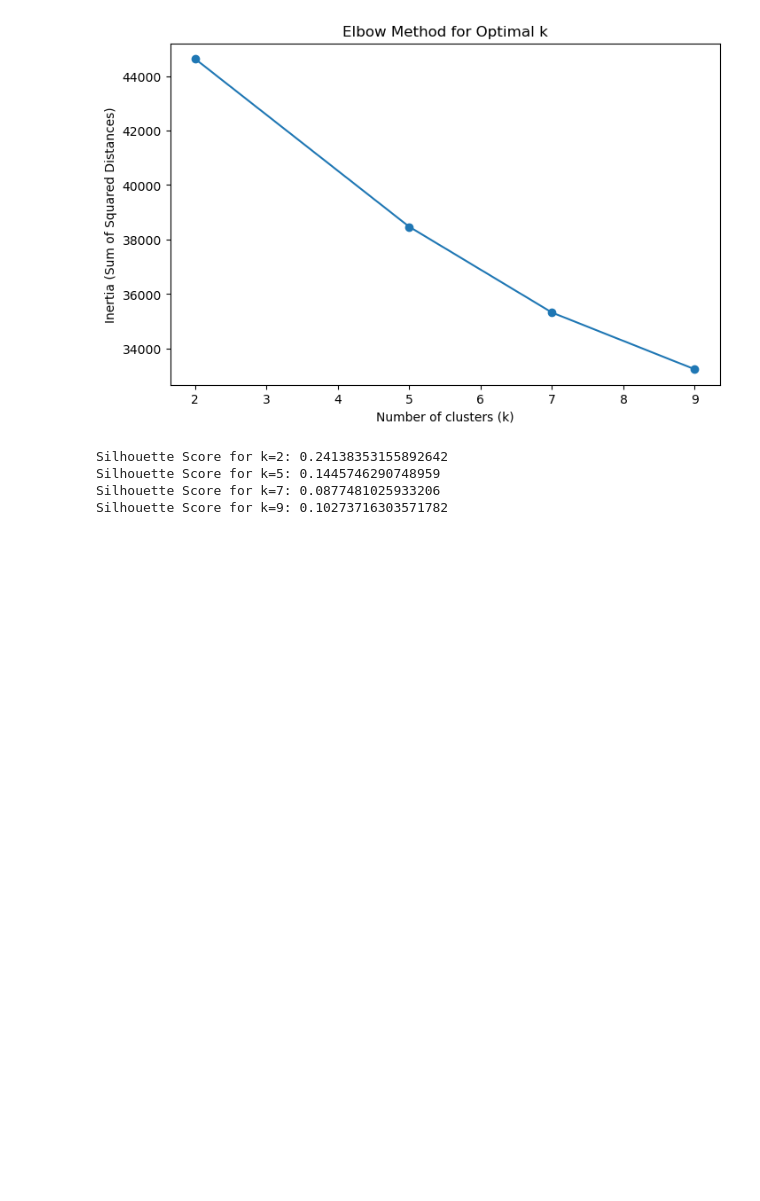
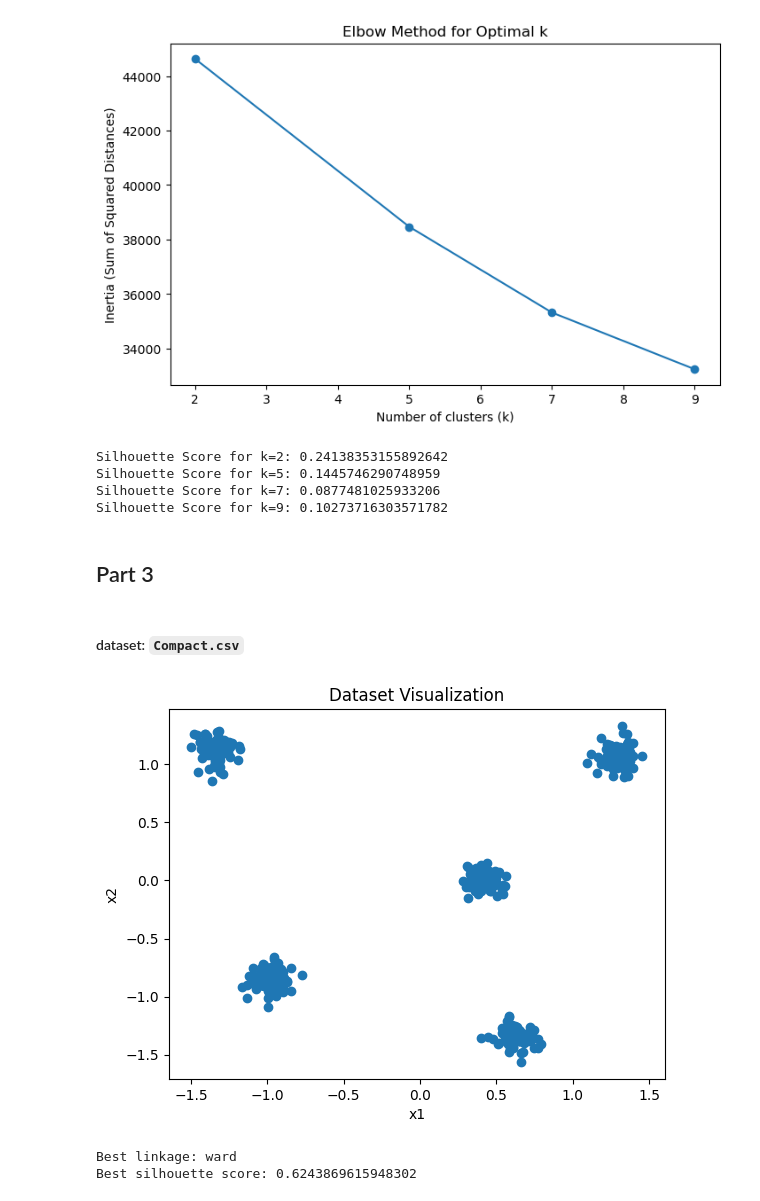
Before and after one commit to arghyawning/data-analytics-1-assignments, a Jupyter notebook: a5/code.ipynb, the cells around one changed output. Cells and saved outputs as stored; diff of their text form; code cells hidden in the pictures; blank space fills up the shorter version.

Commit message:
part 3. coded for all datasets. problem with dbscan of 2 and 4. also used library kmean, need to shift to scratch

```diff
--- a/a5/code.ipynb
+++ b/a5/code.ipynb
@@ -118,3 +145,5 @@ Silhouette Score for k=2: 0.24138353155892642
 Silhouette Score for k=5: 0.1445746290748959
 Silhouette Score for k=7: 0.0877481025933206
 Silhouette Score for k=9: 0.10273716303571782
+# %% [markdown]
+## Part 3
@@ -120,0 +255,17 @@ Silhouette Score for k=9: 0.10273716303571782
+# %% [markdown]
+#### dataset: `Compact.csv`
+# %%
+data = pd.read_csv('Dataset_a5/Dataset2/Compact.csv')
+
+X = data[["x1", "x2"]]
+
+scaler = StandardScaler()
+X_scaled = scaler.fit_transform(X)
+
+plt.scatter(X_scaled[:, 0], X_scaled[:, 1])
+plt.xlabel("x1")
+plt.ylabel("x2")
+plt.title("Dataset Visualization")
+plt.show()
+# %% [output]
+[figure, added]
@@ -120,0 +276,26 @@ Silhouette Score for k=9: 0.10273716303571782
+# %%
+linkages = ['ward', 'complete', 'average', 'single']
+
+best_silhouette = -1
+best_linkage = None
+
+for linkage in linkages:
+    agg_clustering = AgglomerativeClustering(n_clusters=3, linkage=linkage)
+    agg_clustering.fit(X_scaled)
+    labels_agg_tmp = agg_clustering.labels_
+
+    silhouette_tmp = silhouette_score(X_scaled, labels_agg_tmp)
+
+    if silhouette_tmp > best_silhouette:
+        best_silhouette = silhouette_tmp
+        best_linkage = linkage
+
+print(f"Best linkage: {best_linkage}")
+print(f"Best silhouette score: {best_silhouette}")
+
+agg_clustering = AgglomerativeClustering(n_clusters=5, linkage=best_linkage)
+agg_clustering.fit(X_scaled)
+labels_agg = agg_clustering.labels_
+# %% [output]
+Best linkage: ward
+Best silhouette score: 0.6243869615948302
```
Also changed, not shown: parts of 31 cells of this notebook.
